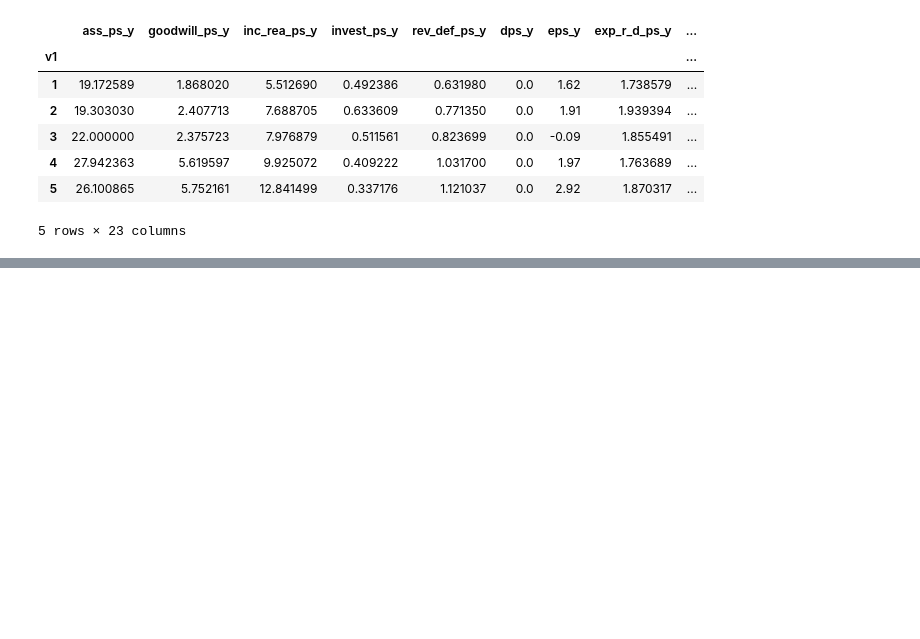
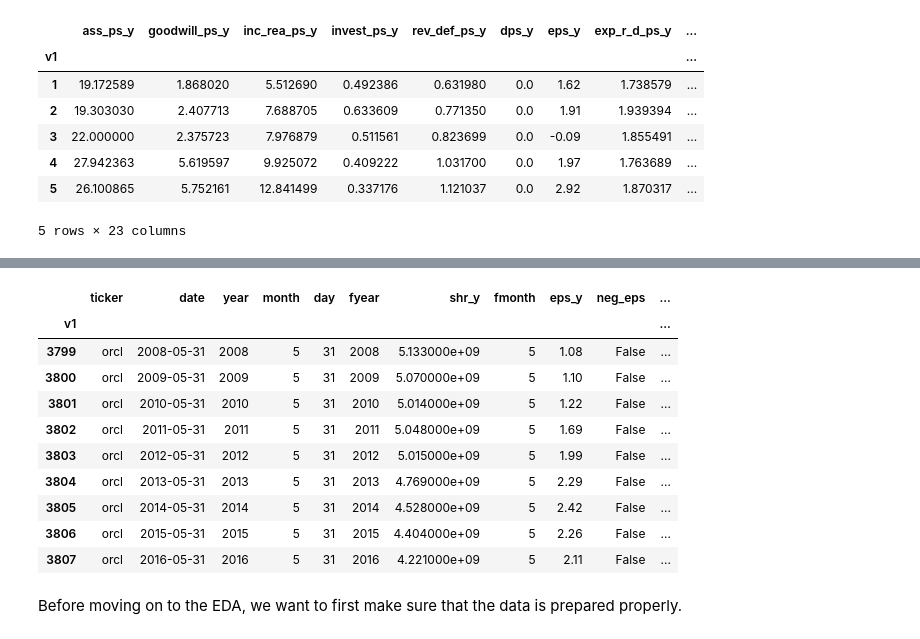
Before and after one commit to mauricebaier/rb_data_exercise, a Jupyter notebook: Assignment.ipynb, the cells around one changed output, grey strips where cells are left out. Drawn from its saved outputs; the diff is of its cells as text; code cells hidden in the pictures; blank space fills up the shorter version.

```diff
--- a/Assignment.ipynb
+++ b/Assignment.ipynb
@@ -95,0 +101,5 @@ df_predictors.head()
+# %%
+# creating df with target variable & additional features
+
+Y = sp500[['ticker', 'date', 'year', 'month', 'day', 'fyear', 'shr_y','fmonth', 'eps_y']]
+Y.head()
@@ -95,0 +114,5 @@ df_predictors.head()
+# %%
+# creating a new target variable - displays if current eps_y is negative - to be shifted
+
+Y['neg_eps'] = Y['eps_y'] < 0
+Y.head()
@@ -95,0 +134,6 @@ df_predictors.head()
+# %%
+# shift eps_y and neg_eps by 1 to creat the actual target variables
+
+Y['eps_y_forward'] = Y['eps_y'].shift(-1)
+Y['neg_eps_forward'] = Y['neg_eps'].shift(-1)
+Y.tail()
@@ -95,0 +158,21 @@ df_predictors.head()
+# %%
+# filter for one company to check correctness
+
+company = 'orcl'
+ads = Y[Y['ticker'] == company]
+
+ads
+# %% [output]
+|  | ticker | date | year | month | day | fyear | shr_y | fmonth | eps_y | neg_eps | ... |
+| v1 |  |  |  |  |  |  |  |  |  |  | ... |
+| 3799 | orcl | 2008-05-31 | 2008 | 5 | 31 | 2008 | 5.133000e+09 | 5 | 1.08 | False | ... |
+| 3800 | orcl | 2009-05-31 | 2009 | 5 | 31 | 2009 | 5.070000e+09 | 5 | 1.10 | False | ... |
+| 3801 | orcl | 2010-05-31 | 2010 | 5 | 31 | 2010 | 5.014000e+09 | 5 | 1.22 | False | ... |
+| 3802 | orcl | 2011-05-31 | 2011 | 5 | 31 | 2011 | 5.048000e+09 | 5 | 1.69 | False | ... |
+| 3803 | orcl | 2012-05-31 | 2012 | 5 | 31 | 2012 | 5.015000e+09 | 5 | 1.99 | False | ... |
+| 3804 | orcl | 2013-05-31 | 2013 | 5 | 31 | 2013 | 4.769000e+09 | 5 | 2.29 | False | ... |
+| 3805 | orcl | 2014-05-31 | 2014 | 5 | 31 | 2014 | 4.528000e+09 | 5 | 2.42 | False | ... |
+| 3806 | orcl | 2015-05-31 | 2015 | 5 | 31 | 2015 | 4.404000e+09 | 5 | 2.26 | False | ... |
+| 3807 | orcl | 2016-05-31 | 2016 | 5 | 31 | 2016 | 4.221000e+09 | 5 | 2.11 | False | ... |
+# %% [markdown]
+Before moving on to the EDA, we want to first make sure that the data is prepared properly.
```
Also changed, not shown: parts of 13 cells of this notebook.
